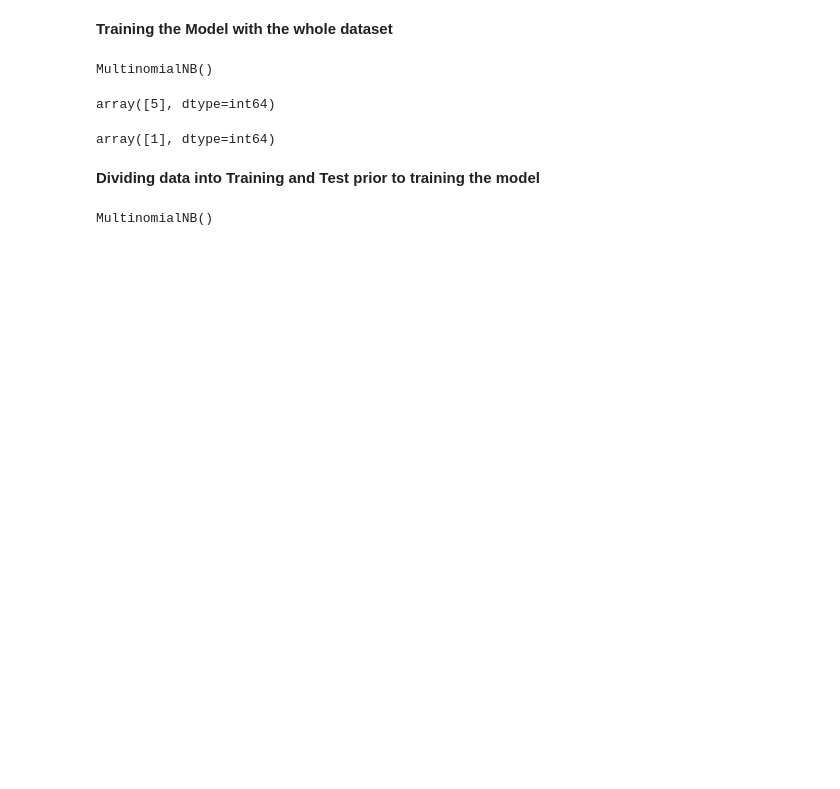
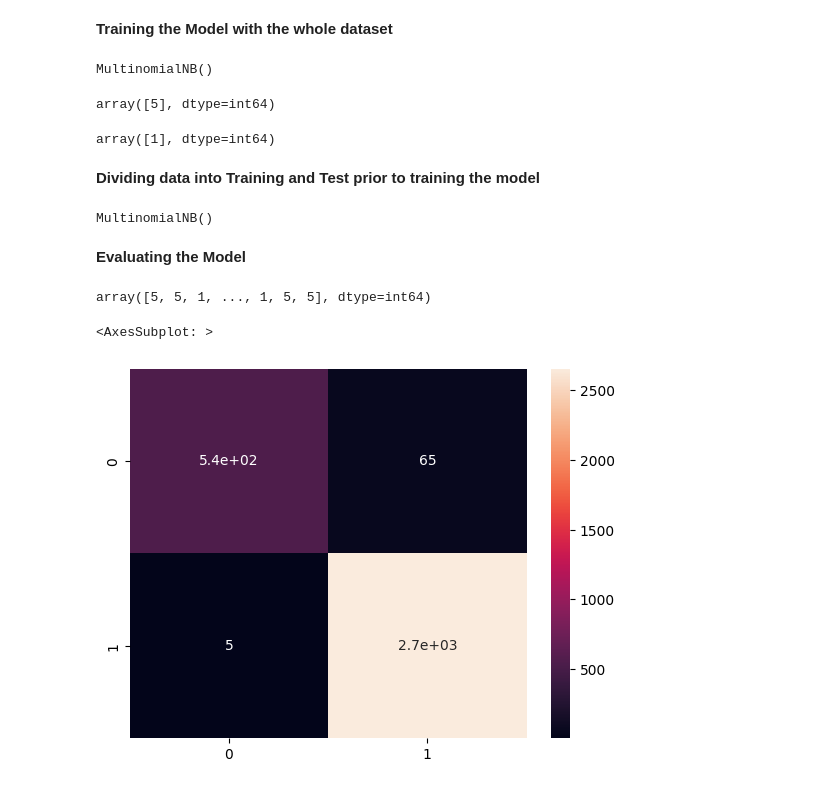
Before and after one commit to Devansh-Gupta-Official/yelp-reviews-analysis, a Jupyter notebook: yelp_reviews.ipynb, the cells around one changed output. Saved outputs shown, nothing was run; the diff lists cells and outputs as text; code cells hidden in the pictures; blank space fills up the shorter version.

Commit message:
evaluating the model

```diff
--- a/yelp_reviews.ipynb
+++ b/yelp_reviews.ipynb
@@ -437,3 +437,5 @@ classifier = MultinomialNB()
 classifier.fit(X_train,y_train)
 # %% [output]
 MultinomialNB()
+# %% [markdown]
+**Evaluating the Model**
@@ -439,0 +444,12 @@ MultinomialNB()
+# %%
+y_pred_train = classifier.predict(X_train)
+# %%
+y_pred_train
+# %% [output]
+array([5, 5, 1, ..., 1, 5, 5], dtype=int64)
+# %%
+cm1 = confusion_matrix(y_train,y_pred_train)
+sns.heatmap(cm1,annot=True)
+# %% [output]
+<AxesSubplot: >
+[figure, added]
```
Also changed, not shown: parts of 4 cells of this notebook.
